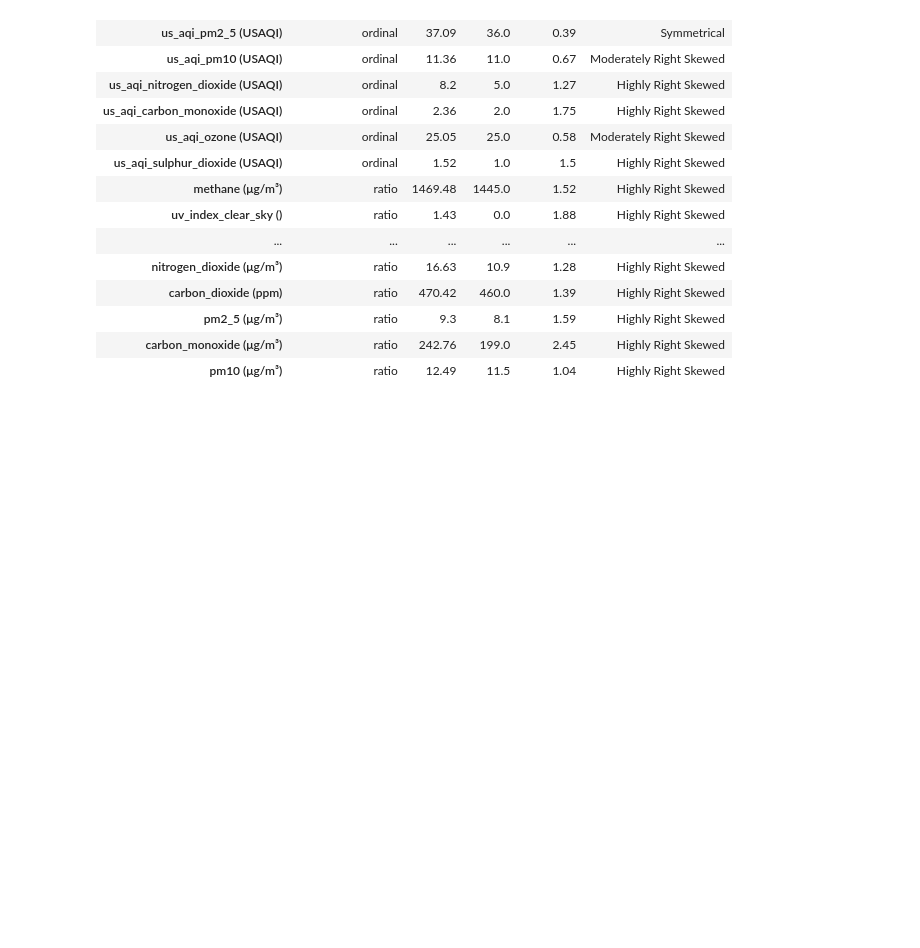
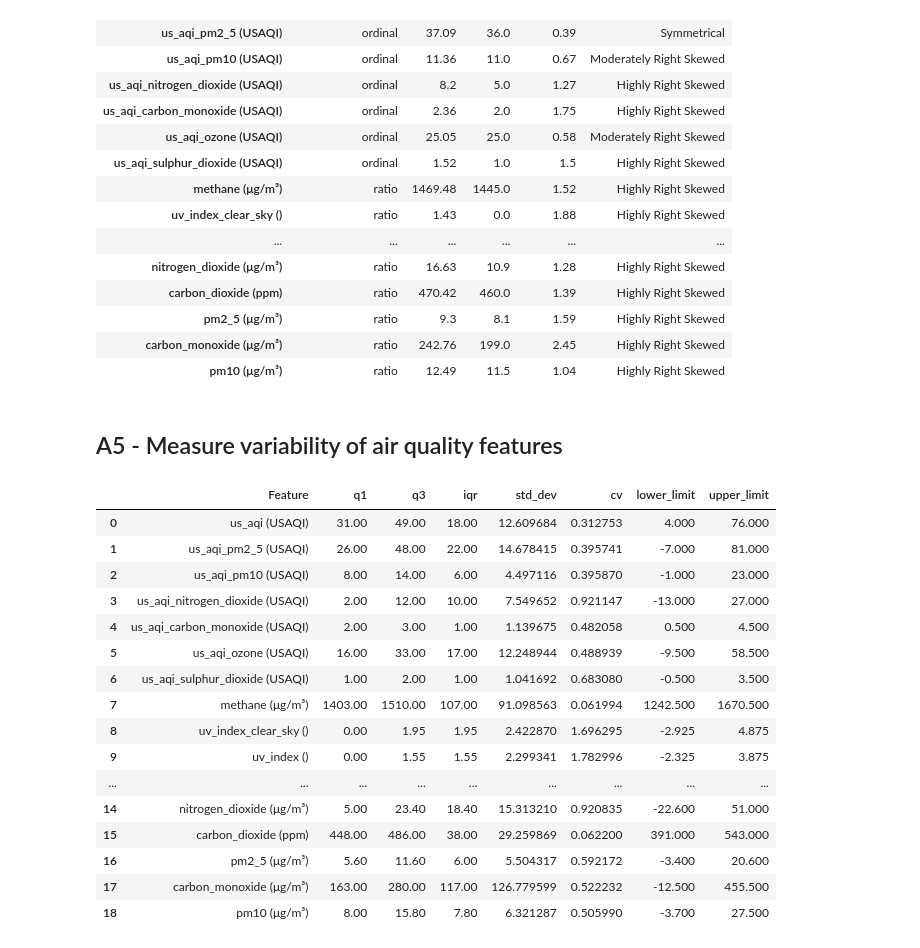
Before and after one commit to ianbunag/cmpe-255-data-mining-project, a Jupyter notebook: 03-08-eda-open-meteo.ipynb, the cells around one changed output. Saved outputs shown, nothing was run; the diff lists cells and outputs as text; code cells hidden in the pictures; blank space fills up the shorter version.

Commit message:
A5 - Measure variability of air quality features

```diff
--- a/03-08-eda-open-meteo.ipynb
+++ b/03-08-eda-open-meteo.ipynb
@@ -224,3 +225,54 @@ pd.DataFrame({
 | pm2_5 (μg/m³) | ratio | 9.3 | 8.1 | 1.59 | Highly Right Skewed |
 | carbon_monoxide (μg/m³) | ratio | 242.76 | 199.0 | 2.45 | Highly Right Skewed |
 | pm10 (μg/m³) | ratio | 12.49 | 11.5 | 1.04 | Highly Right Skewed |
+# %% [markdown]
+## A5 - Measure variability of air quality features
+# %%
+from pandas.api.types import is_numeric_dtype
+from scipy import stats
+
+aq_assessment = aq.copy()
+
+table_columns = ['Feature', 'q1', 'q3', 'iqr', 'std_dev', 'cv', 'lower_limit', 'upper_limit']
+table_rows = []
+for key in aq_assessment.columns:
+    if not is_numeric_dtype(aq_assessment[key]):
+        continue
+    v = aq_assessment[key].dropna()
+    q1 = np.percentile(v,25)
+    q3 = np.percentile(v, 75)
+    iqr = stats.iqr(v)
+    lower_limit = q1 - 1.5 * iqr
+    upper_limit = q3 + 1.5 * iqr
+    std_dev = np.std(v)
+    cv = stats.variation(v)
+    table_rows.append([
+        key,
+        q1,
+        q3,
+        iqr,
+        std_dev,
+        cv,
+        lower_limit,
+        upper_limit
+    ])
+aq_table = pd.DataFrame(data = table_rows, columns=table_columns)
+aq_table
+# %% [output]
+|  | Feature | q1 | q3 | iqr | std_dev | cv | lower_limit | upper_limit |
+| 0 | us_aqi (USAQI) | 31.00 | 49.00 | 18.00 | 12.609684 | 0.312753 | 4.000 | 76.000 |
+| 1 | us_aqi_pm2_5 (USAQI) | 26.00 | 48.00 | 22.00 | 14.678415 | 0.395741 | -7.000 | 81.000 |
+| 2 | us_aqi_pm10 (USAQI) | 8.00 | 14.00 | 6.00 | 4.497116 | 0.395870 | -1.000 | 23.000 |
+| 3 | us_aqi_nitrogen_dioxide (USAQI) | 2.00 | 12.00 | 10.00 | 7.549652 | 0.921147 | -13.000 | 27.000 |
+| 4 | us_aqi_carbon_monoxide (USAQI) | 2.00 | 3.00 | 1.00 | 1.139675 | 0.482058 | 0.500 | 4.500 |
+| 5 | us_aqi_ozone (USAQI) | 16.00 | 33.00 | 17.00 | 12.248944 | 0.488939 | -9.500 | 58.500 |
+| 6 | us_aqi_sulphur_dioxide (USAQI) | 1.00 | 2.00 | 1.00 | 1.041692 | 0.683080 | -0.500 | 3.500 |
+| 7 | methane (μg/m³) | 1403.00 | 1510.00 | 107.00 | 91.098563 | 0.061994 | 1242.500 | 1670.500 |
+| 8 | uv_index_clear_sky () | 0.00 | 1.95 | 1.95 | 2.422870 | 1.696295 | -2.925 | 4.875 |
+| 9 | uv_index () | 0.00 | 1.55 | 1.55 | 2.299341 | 1.782996 | -2.325 | 3.875 |
+| ... | ... | ... | ... | ... | ... | ... | ... | ... |
+| 14 | nitrogen_dioxide (μg/m³) | 5.00 | 23.40 | 18.40 | 15.313210 | 0.920835 | -22.600 | 51.000 |
+| 15 | carbon_dioxide (ppm) | 448.00 | 486.00 | 38.00 | 29.259869 | 0.062200 | 391.000 | 543.000 |
+| 16 | pm2_5 (μg/m³) | 5.60 | 11.60 | 6.00 | 5.504317 | 0.592172 | -3.400 | 20.600 |
+| 17 | carbon_monoxide (μg/m³) | 163.00 | 280.00 | 117.00 | 126.779599 | 0.522232 | -12.500 | 455.500 |
+| 18 | pm10 (μg/m³) | 8.00 | 15.80 | 7.80 | 6.321287 | 0.505990 | -3.700 | 27.500 |
```
Also changed, not shown: parts of 3 cells of this notebook.
